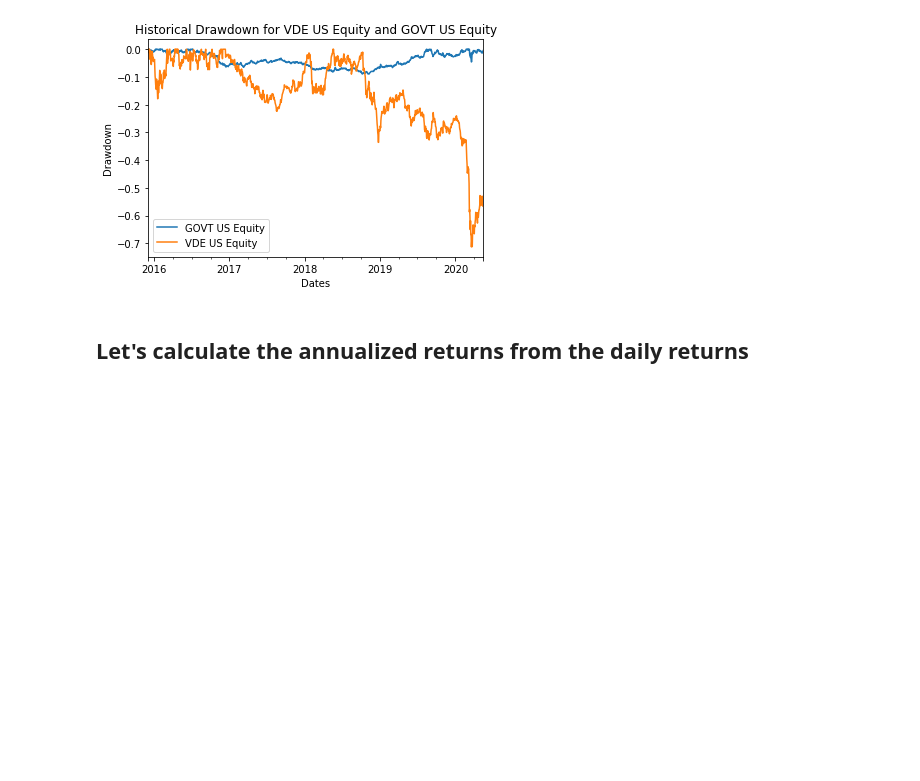
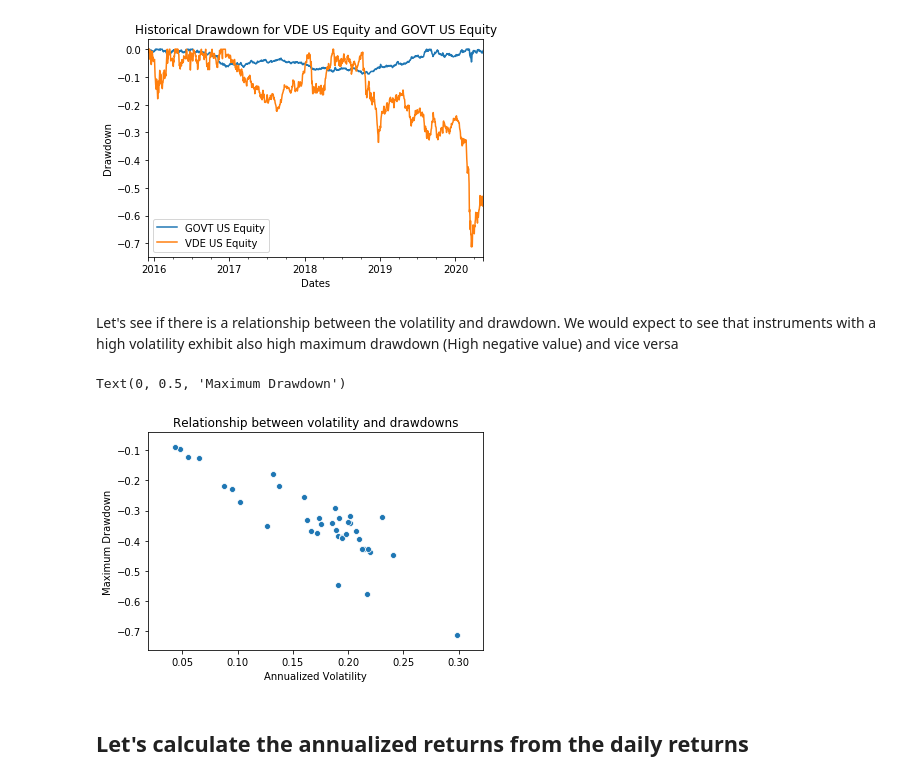
Before and after one commit to anasfrh/notebooks, a Jupyter notebook: Global Macro ETFs.ipynb, the cells around one changed output. Cells and saved outputs as stored; diff of their text form; code cells hidden in the pictures; blank space fills up the shorter version.

```diff
--- a/Global Macro ETFs.ipynb
+++ b/Global Macro ETFs.ipynb
@@ -111,6 +127,16 @@ plt.ylabel("Drawdown")
 # %% [output]
 Text(0, 0.5, 'Drawdown')
 [figure]
+# %% [markdown]
+Let's see if there is a relationship between the volatility and drawdown. We would expect to see that instruments with a high volatility exhibit also high maximum drawdown (High negative value) and vice versa
+# %%
+sns.scatterplot(annualized_volatility,drawdown.min())
+plt.title("Relationship between volatility and drawdowns")
+plt.xlabel("Annualized Volatility")
+plt.ylabel("Maximum Drawdown")
+# %% [output]
+Text(0, 0.5, 'Maximum Drawdown')
+[figure, added]
 # %% [markdown]
 ## Let's calculate the annualized returns from the daily returns
 # %%
```
Also changed, not shown: parts of 7 cells of this notebook.
